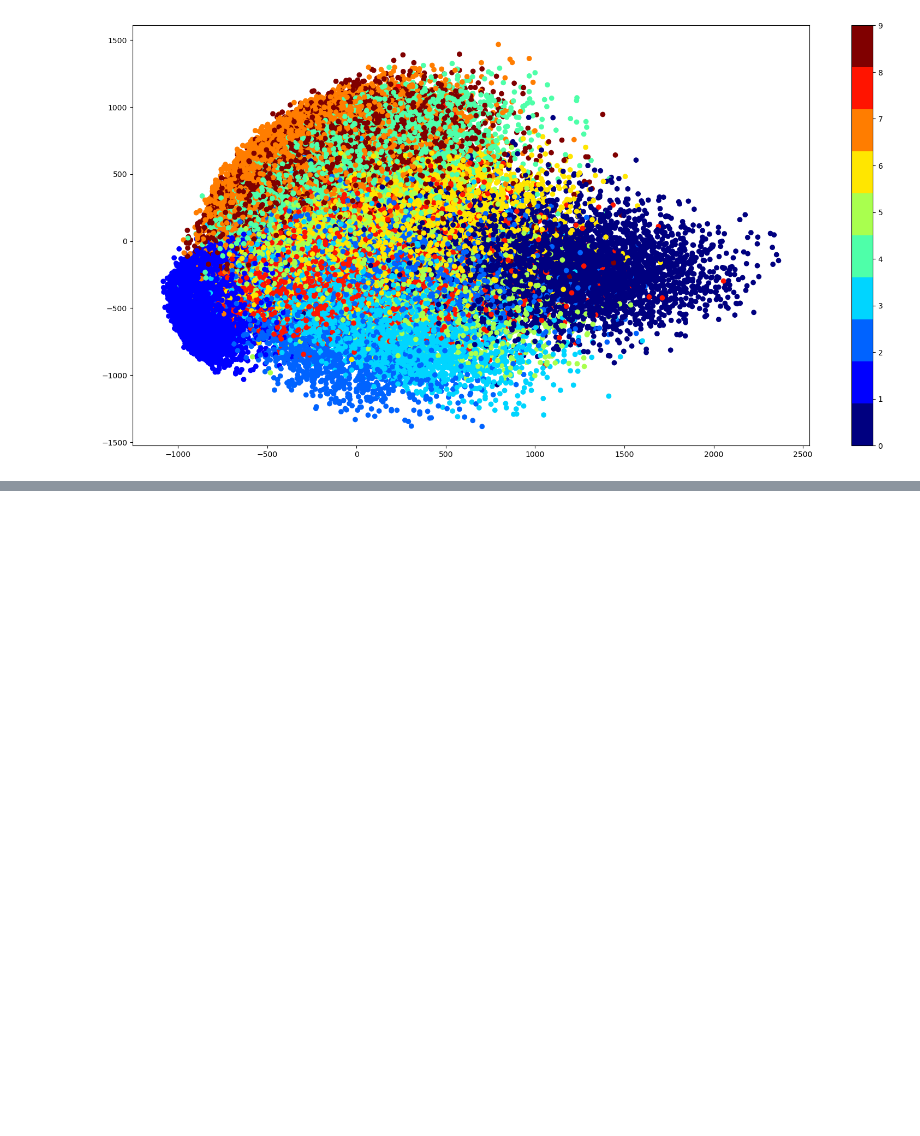
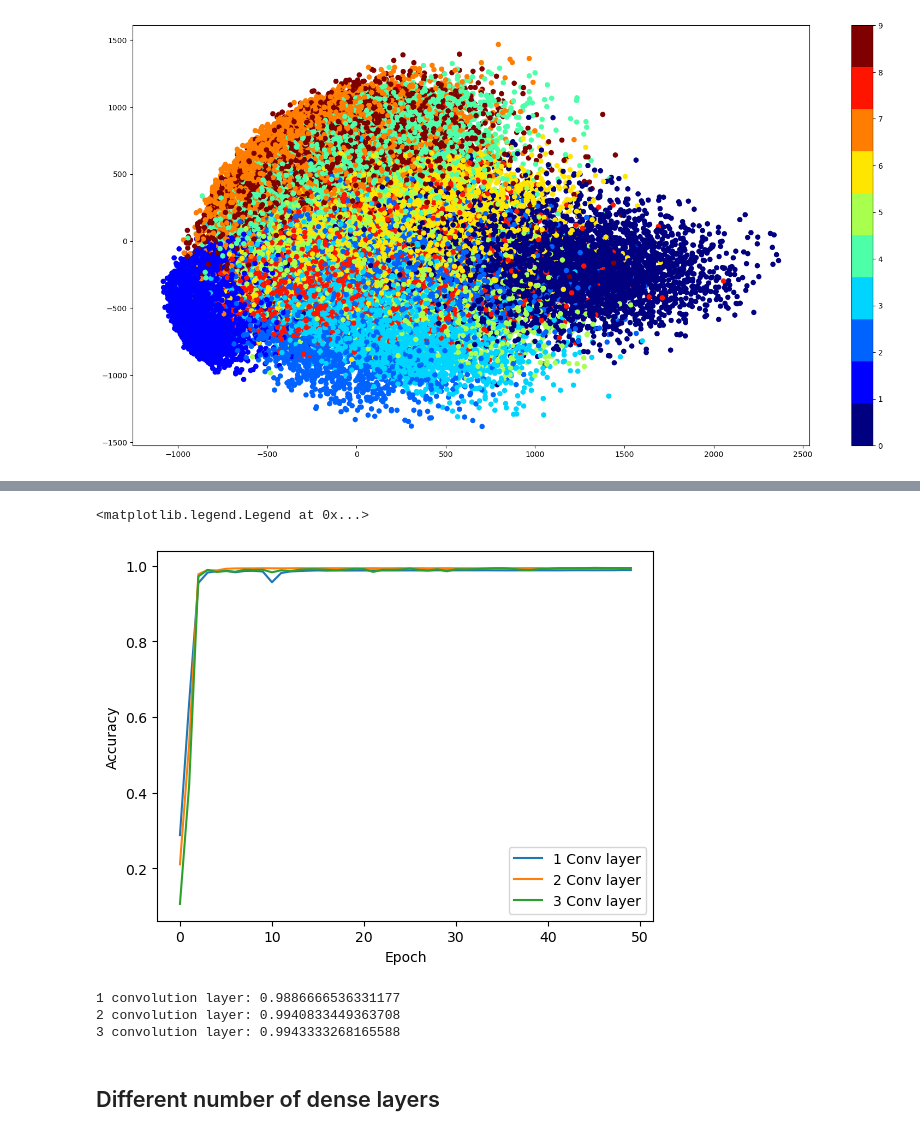
Before and after one commit to jellybelly24/pre_interview_test, a Jupyter notebook: Image_classification_MNIST_Dataset/Data exploratory analysis and model training.ipynb, the cells around one changed output, grey strips where cells are left out. Cells and saved outputs as stored; diff of their text form; code cells hidden in the pictures; blank space fills up the shorter version.

Commit message:
Implemented and tuned predictive model, visualized test set predictions

```diff
--- a/Image_classification_MNIST_Dataset/Data exploratory analysis and model training.ipynb
+++ b/Image_classification_MNIST_Dataset/Data exploratory analysis and model training.ipynb
@@ -22,0 +1,18 @@ X_test, y_test = load_image_and_labels('./Dataset/t10k-images.idx3-ubyte', './Da
+# %%
+import numpy as np
+from os.path  import join
+import struct
+#Function to load dataset images and label
+def load_image_and_labels(images_path, labels_path):
+        images = []
+        with open(images_path, 'rb') as f:
+            magic, size, rows, cols = struct.unpack(">IIII", f.read(16))
+            images = np.fromfile(f, dtype=np.dtype(np.uint8).newbyteorder('>'))
+            images = images.reshape((size, rows, cols))
+
+        labels = []
+        with open(labels_path, 'rb') as f:
+            magic, size = struct.unpack(">II", f.read(8))
+            labels = np.fromfile(f, dtype=np.dtype(np.uint8).newbyteorder('>'))
+
+        return images, labels
@@ -105,0 +108,6 @@ plt.colorbar(ticks=range(10))
+# %%
+#Perform normalization on training data
+X_train_model = np.zeros((28, 28, X_train.shape[0]))
+for i in range(X_train.shape[0]):
+    X_train_model[:,:,i] = X_train[i,:,:]
+x_train_norm = X_train/255
@@ -105,0 +174,18 @@ plt.colorbar(ticks=range(10))
+# %%
+for i in range(len(history)):
+    plt.plot(history[i].history["val_accuracy"])
+plt.xlabel("Epoch")
+plt.ylabel("Accuracy")
+plt.legend(["1 Conv layer", "2 Conv layer", "3 Conv layer"])
+# %% [output]
+<matplotlib.legend.Legend at 0x...>
+[figure, added]
+# %%
+for i in range(len(history)):
+    print(str(i+1)+" convolution layer: " + str(np.max(history[i].history["val_accuracy"])))
+# %% [output]
+1 convolution layer: 0.9886666536331177
+2 convolution layer: 0.9940833449363708
+3 convolution layer: 0.9943333268165588
+# %% [markdown]
+## Different number of dense layers
```
Also changed, not shown: parts of 26 cells of this notebook, 14 other files.
